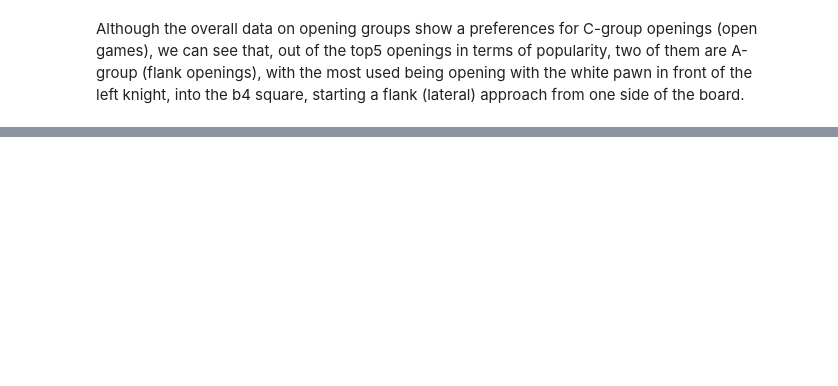
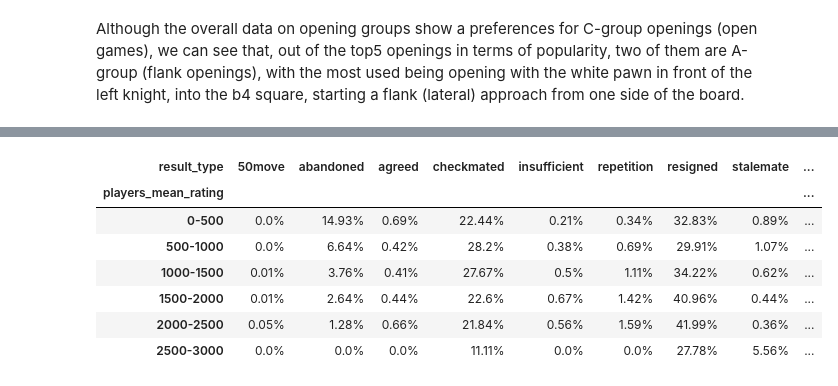
Before and after one commit to lamparelli/chess-data-analysis, a Jupyter notebook: main.ipynb, the cells around one changed output, grey strips where cells are left out. Saved outputs shown, nothing was run; the diff lists cells and outputs as text; code cells hidden in the pictures; blank space fills up the shorter version.

```diff
--- a/main.ipynb
+++ b/main.ipynb
@@ -1188,0 +1234,12 @@ Although the overall data on opening groups show a preferences for C-group openi
+# %%
+resultTableElo = pd.crosstab(transformToRatingClasses(games["players_mean_rating"], 500), games["result_type"], normalize="index")
+(resultTableElo * 100).round(2).astype(str) + "%"
+# %% [output]
+| result_type | 50move | abandoned | agreed | checkmated | insufficient | repetition | resigned | stalemate | ... |
+| players_mean_rating |  |  |  |  |  |  |  |  | ... |
+| 0-500 | 0.0% | 14.93% | 0.69% | 22.44% | 0.21% | 0.34% | 32.83% | 0.89% | ... |
+| 500-1000 | 0.0% | 6.64% | 0.42% | 28.2% | 0.38% | 0.69% | 29.91% | 1.07% | ... |
+| 1000-1500 | 0.01% | 3.76% | 0.41% | 27.67% | 0.5% | 1.11% | 34.22% | 0.62% | ... |
+| 1500-2000 | 0.01% | 2.64% | 0.44% | 22.6% | 0.67% | 1.42% | 40.96% | 0.44% | ... |
+| 2000-2500 | 0.05% | 1.28% | 0.66% | 21.84% | 0.56% | 1.59% | 41.99% | 0.36% | ... |
+| 2500-3000 | 0.0% | 0.0% | 0.0% | 11.11% | 0.0% | 0.0% | 27.78% | 5.56% | ... |
```
Also changed, not shown: parts of 8 cells of this notebook.
